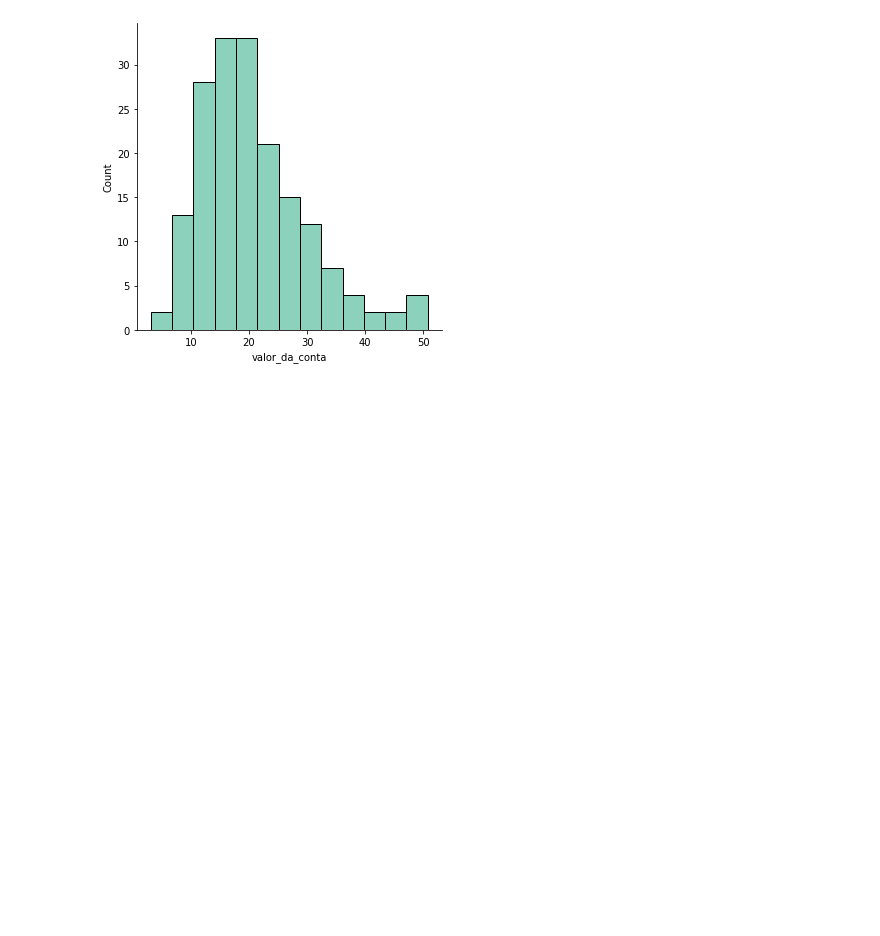
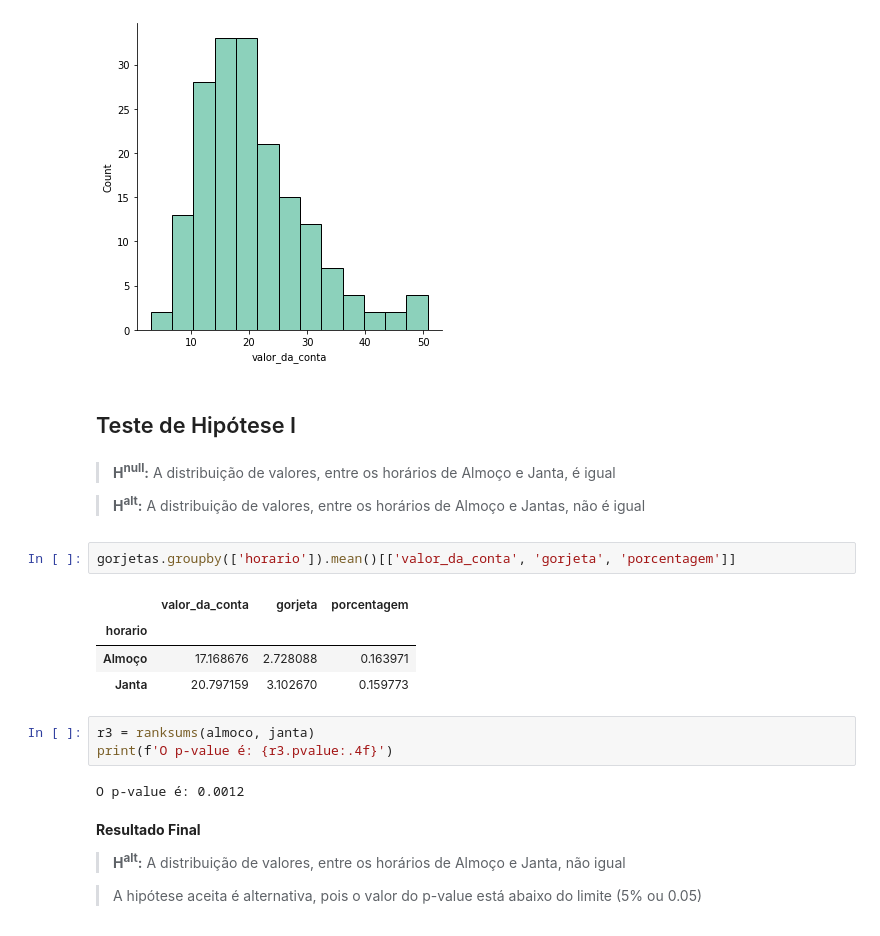
Before and after one commit to strawndri/data-visualization, a Jupyter notebook: Notebooks/Gorjetas.ipynb, the cells around one changed output. Saved outputs shown, nothing was run; the diff lists cells and outputs as text; blank space fills up the shorter version.

Commit message:
Análise V - Almoço e Jantar - Teste de Hipótese I

```diff
--- a/Notebooks/Gorjetas.ipynb
+++ b/Notebooks/Gorjetas.ipynb
@@ -448,3 +448,27 @@ janta = gorjetas.query('horario == "Janta"').valor_da_conta
 grafico_horario5 = sns.displot(janta, kde=False)
 # %% [output]
 [figure]
+# %% [markdown]
+## Teste de Hipótese I
+# %% [markdown]
+> **H<sup>null</sup>:** A distribuição de valores, entre os horários de Almoço e Janta, é igual
+
+> **H<sup>alt</sup>:** A distribuição de valores, entre os horários de Almoço e Jantas, não é igual
+# %%
+gorjetas.groupby(['horario']).mean()[['valor_da_conta', 'gorjeta', 'porcentagem']]
+# %% [output]
+|  | valor_da_conta | gorjeta | porcentagem |
+| horario |  |  |  |
+| Almoço | 17.168676 | 2.728088 | 0.163971 |
+| Janta | 20.797159 | 3.102670 | 0.159773 |
+# %%
+r3 = ranksums(almoco, janta)
+print(f'O p-value é: {r3.pvalue:.4f}')
+# %% [output]
+O p-value é: 0.0012
+# %% [markdown]
+**Resultado Final**
+
+> **H<sup>alt</sup>:** A distribuição de valores, entre os horários de Almoço e Janta, não igual
+
+> A hipótese aceita é alternativa, pois o valor do p-value está abaixo do limite (5% ou 0.05)
```
Also changed, not shown: parts of 4 cells of this notebook.
